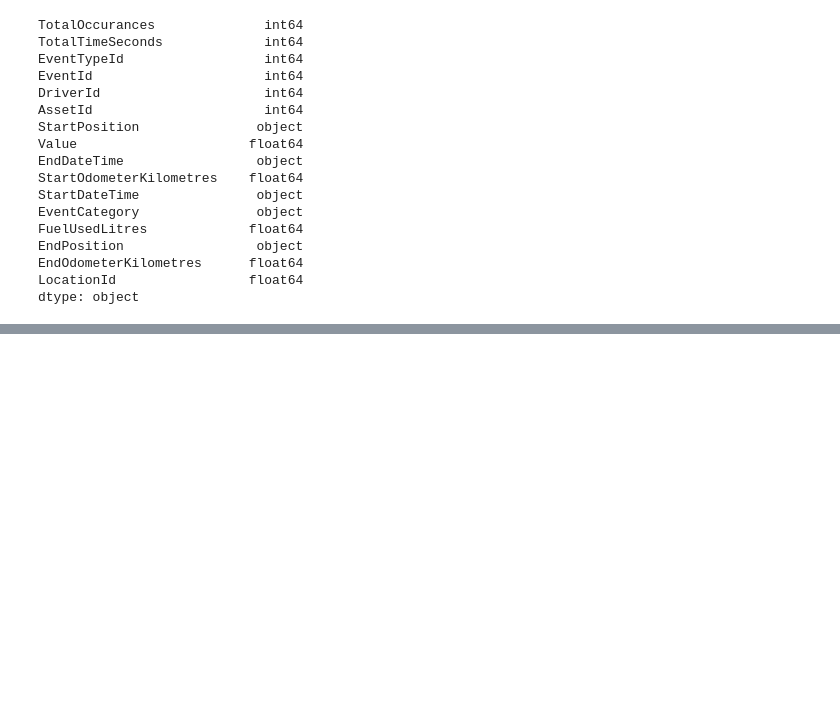
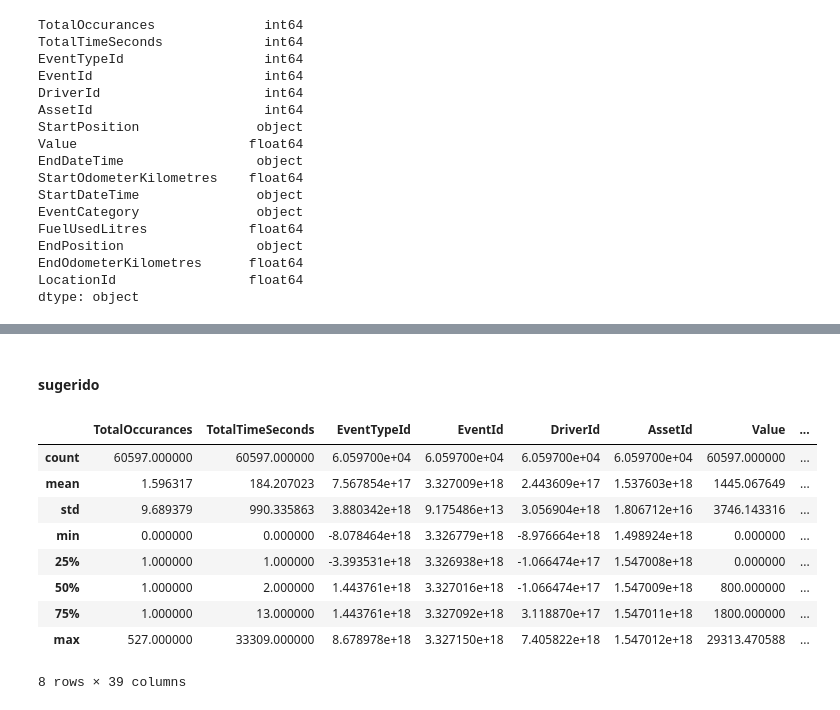
Before and after one commit to marcelopborges/telemetry-validation, a Jupyter notebook: reports/events/events.ipynb, the cells around one changed output, grey strips where cells are left out. Drawn from its saved outputs; the diff is of its cells as text; code cells hidden in the pictures; blank space fills up the shorter version.

```diff
--- a/reports/events/events.ipynb
+++ b/reports/events/events.ipynb
@@ -78,0 +92,4 @@ dtype: object
+# %%
+specific_date = '2024-07-18'
+# filtered_df = df_positions[df_positions['Timestamp'].dt.date == pd.to_datetime(specific_date).date()]
+df_original = df_events[df_events['StartDateTime'].str.contains(specific_date)]
@@ -78,0 +112,22 @@ dtype: object
+# %% [markdown]
+#### sugerido
+# %%
+df_sugerido = df_original.copy()
+# %%
+start_position_expanded = expand_column(df_sugerido, 'StartPosition')
+end_position_expanded = expand_column(df_sugerido, 'EndPosition')
+# %%
+df_expanded = pd.concat([df_sugerido.drop(columns=['StartPosition', 'EndPosition']), start_position_expanded.add_prefix('StartPosition_'), end_position_expanded.add_prefix('EndPosition_')], axis=1)
+# %%
+df_expanded.describe()
+# %% [output]
+|  | TotalOccurances | TotalTimeSeconds | EventTypeId | EventId | DriverId | AssetId | Value | ... |
+| count | 60597.000000 | 60597.000000 | 6.059700e+04 | 6.059700e+04 | 6.059700e+04 | 6.059700e+04 | 60597.000000 | ... |
+| mean | 1.596317 | 184.207023 | 7.567854e+17 | 3.327009e+18 | 2.443609e+17 | 1.537603e+18 | 1445.067649 | ... |
+| std | 9.689379 | 990.335863 | 3.880342e+18 | 9.175486e+13 | 3.056904e+18 | 1.806712e+16 | 3746.143316 | ... |
+| min | 0.000000 | 0.000000 | -8.078464e+18 | 3.326779e+18 | -8.976664e+18 | 1.498924e+18 | 0.000000 | ... |
+| 25% | 1.000000 | 1.000000 | -3.393531e+18 | 3.326938e+18 | -1.066474e+17 | 1.547008e+18 | 0.000000 | ... |
+| 50% | 1.000000 | 2.000000 | 1.443761e+18 | 3.327016e+18 | -1.066474e+17 | 1.547009e+18 | 800.000000 | ... |
+| 75% | 1.000000 | 13.000000 | 1.443761e+18 | 3.327092e+18 | 3.118870e+17 | 1.547011e+18 | 1800.000000 | ... |
+| max | 527.000000 | 33309.000000 | 8.678978e+18 | 3.327150e+18 | 7.405822e+18 | 1.547012e+18 | 29313.470588 | ... |
+8 rows × 39 columns
```
Also changed, not shown: parts of 15 cells of this notebook, 2 other files.
